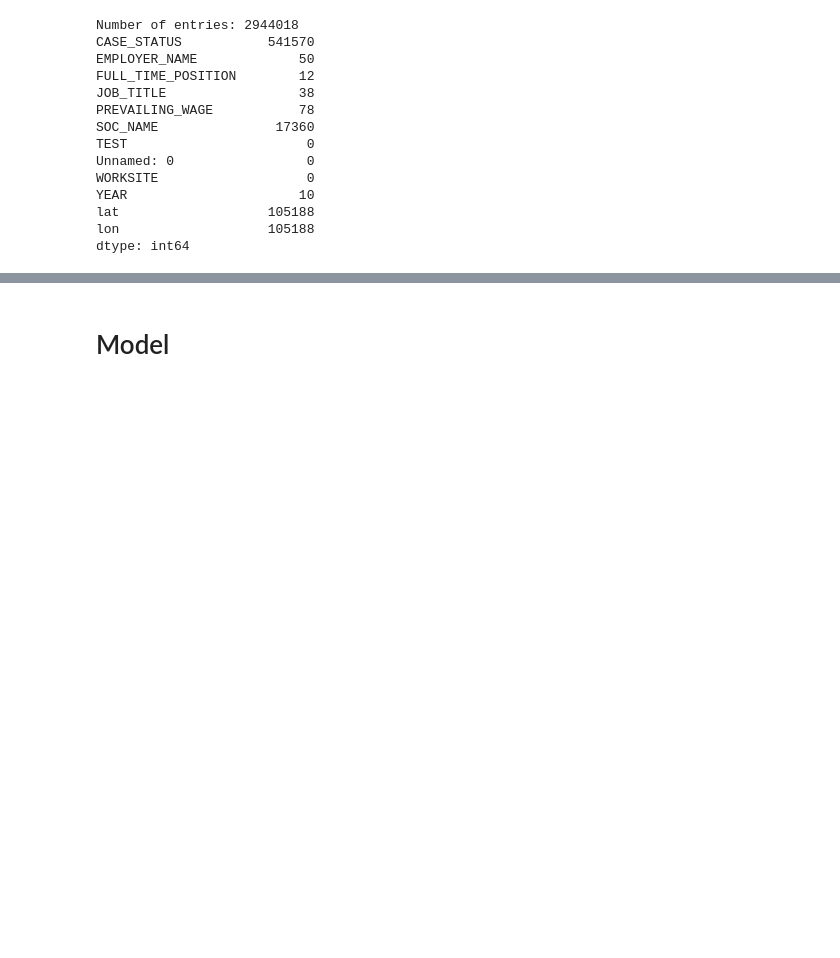
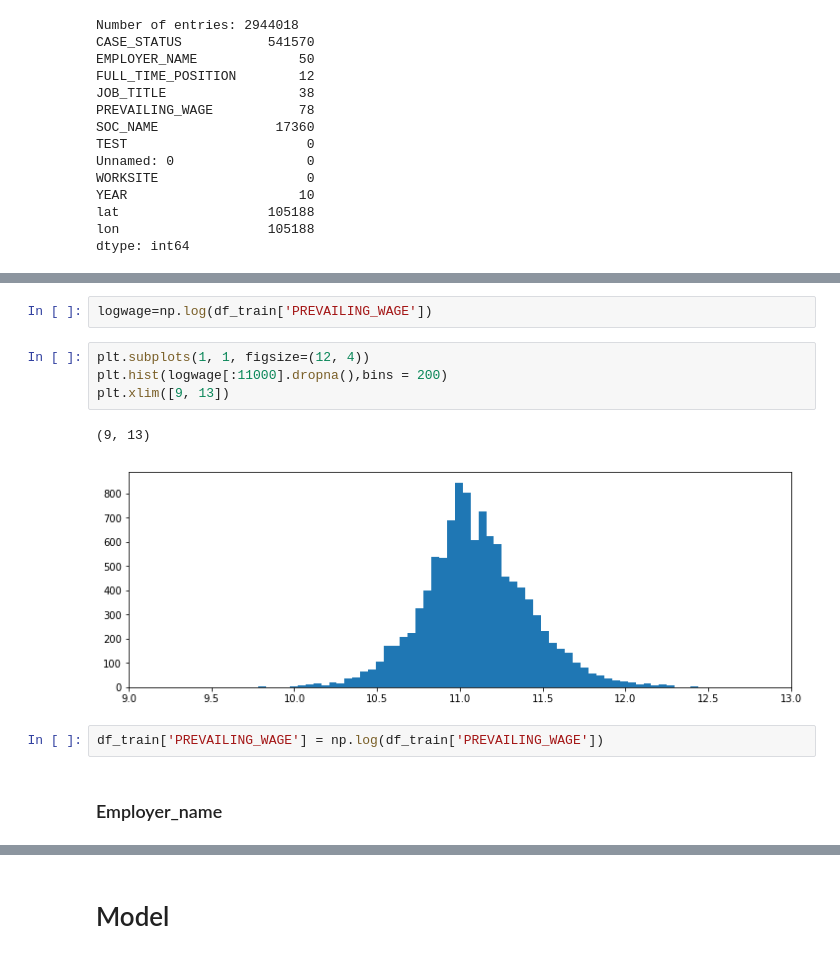
Before and after one commit to entiff/H1B-visa-classification, a Jupyter notebook: BOAZ Mini Project-teahee.ipynb, the cells around one changed output, grey strips where cells are left out. Drawn from its saved outputs; the diff is of its cells as text; blank space fills up the shorter version.

```diff
--- a/BOAZ Mini Project-teahee.ipynb
+++ b/BOAZ Mini Project-teahee.ipynb
@@ -345,0 +229,13 @@ cer_de2.sort_values('Certified_rate',ascending=True)[['EMPLOYER_NAME','Certified
+# %%
+logwage=np.log(df_train['PREVAILING_WAGE'])
+# %%
+plt.subplots(1, 1, figsize=(12, 4))
+plt.hist(logwage[:11000].dropna(),bins = 200)
+plt.xlim([9, 13])
+# %% [output]
+(9, 13)
+[figure, added]
+# %%
+df_train['PREVAILING_WAGE'] = np.log(df_train['PREVAILING_WAGE'])
+# %% [markdown]
+### Employer_name
```
Also changed, not shown: parts of 212 cells of this notebook, 1 other file.
